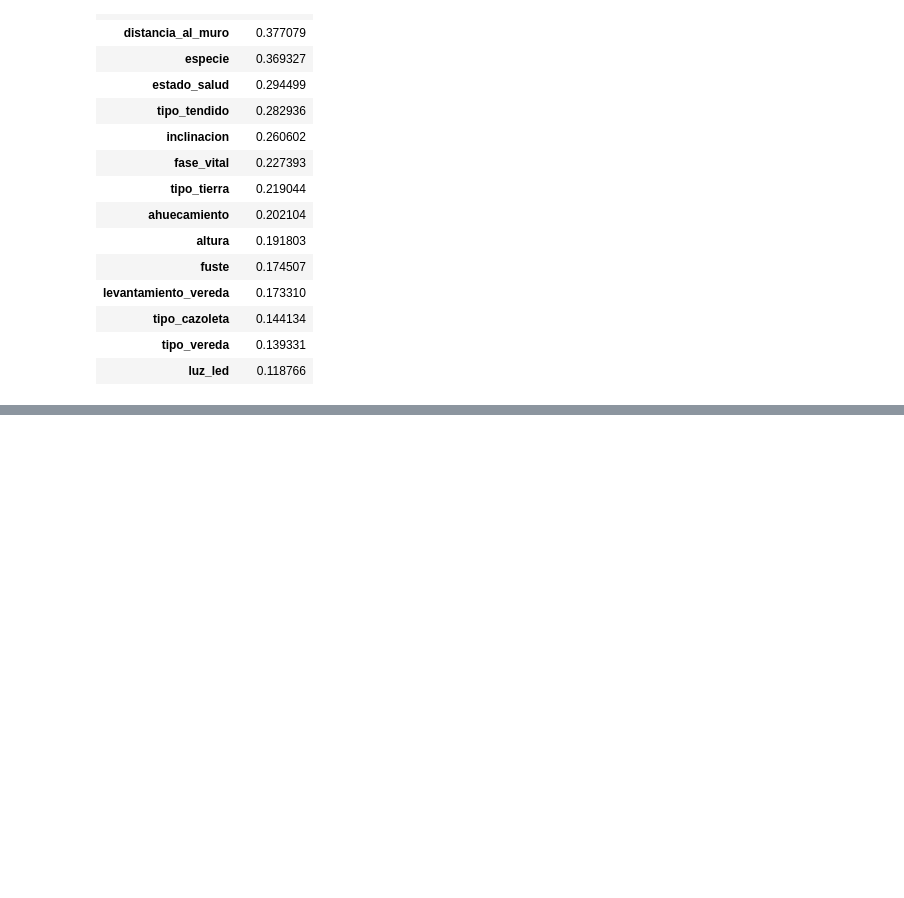
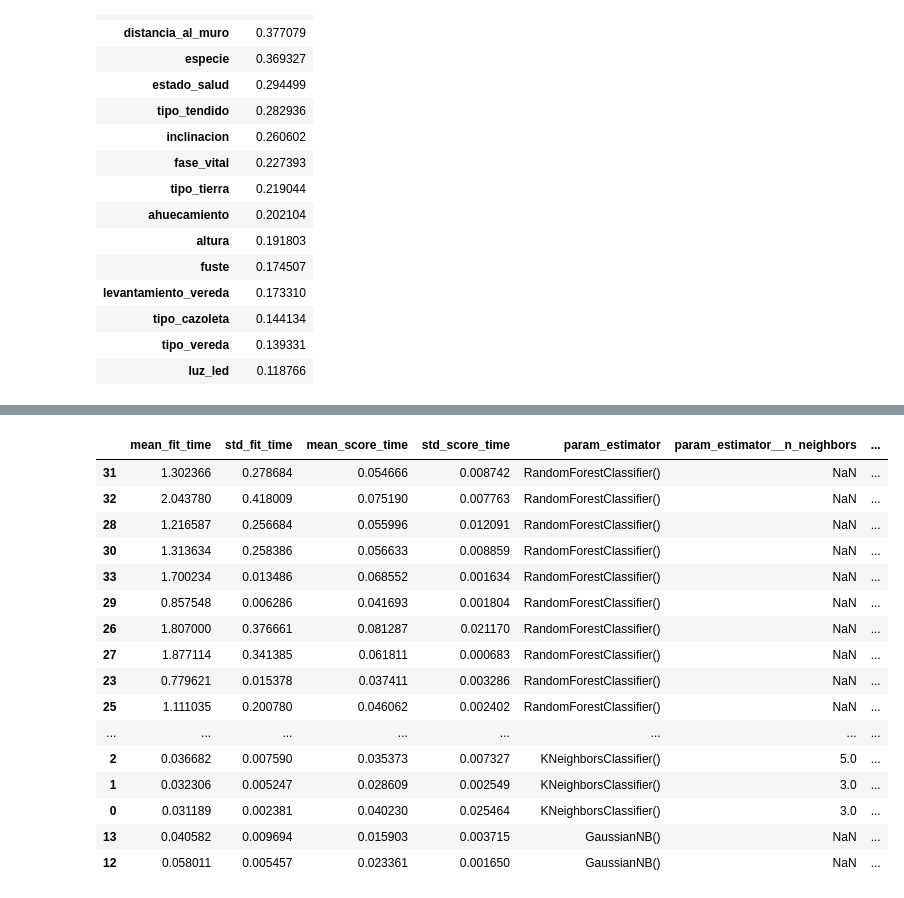
Before and after one commit to agsbenitez/dataScience, a Jupyter notebook: AnalisisArboladoCtes.ipynb, the cells around one changed output, grey strips where cells are left out. Cells and saved outputs as stored; diff of their text form; code cells hidden in the pictures; blank space fills up the shorter version.

```diff
--- a/AnalisisArboladoCtes.ipynb
+++ b/AnalisisArboladoCtes.ipynb
@@ -488,0 +588,8 @@ fig.show()
+# %%
+preprocessor = ColumnTransformer(
+    transformers=[
+        ('num', numeric_transformer, lista_numeric_features),
+        ('cat', categorical_transformer, lista_categorical_features)
+    ],
+    sparse_threshold=0
+    )
@@ -488,0 +614,5 @@ fig.show()
+# %%
+#Lo voy a Usar con LIME
+X_train_prepro=preprocessor.fit_transform(X_train)
+X_train_prepro
+X_test_prepro=preprocessor.transform(X_test)
@@ -488,0 +673,9 @@ fig.show()
+# %%
+#Creo el pipeline
+pipe2 = Pipeline(steps=[('preprocessor', preprocessor),
+                      ('estimator', 'passthrough')])
+# %%
+#Realizo la validacióncruzada con el grilla para determinar el mejor modelo
+GS = GridSearchCV(pipe2, params_grid, cv=5, scoring='accuracy')
+
+GS.fit(X_train, y_train)
@@ -488,0 +700,20 @@ fig.show()
+# %%
+pd.DataFrame(GS.cv_results_).sort_values('mean_test_score', ascending=False)
+# %% [output]
+|  | mean_fit_time | std_fit_time | mean_score_time | std_score_time | param_estimator | param_estimator__n_neighbors | ... |
+| 31 | 1.302366 | 0.278684 | 0.054666 | 0.008742 | RandomForestClassifier() | NaN | ... |
+| 32 | 2.043780 | 0.418009 | 0.075190 | 0.007763 | RandomForestClassifier() | NaN | ... |
+| 28 | 1.216587 | 0.256684 | 0.055996 | 0.012091 | RandomForestClassifier() | NaN | ... |
+| 30 | 1.313634 | 0.258386 | 0.056633 | 0.008859 | RandomForestClassifier() | NaN | ... |
+| 33 | 1.700234 | 0.013486 | 0.068552 | 0.001634 | RandomForestClassifier() | NaN | ... |
+| 29 | 0.857548 | 0.006286 | 0.041693 | 0.001804 | RandomForestClassifier() | NaN | ... |
+| 26 | 1.807000 | 0.376661 | 0.081287 | 0.021170 | RandomForestClassifier() | NaN | ... |
+| 27 | 1.877114 | 0.341385 | 0.061811 | 0.000683 | RandomForestClassifier() | NaN | ... |
+| 23 | 0.779621 | 0.015378 | 0.037411 | 0.003286 | RandomForestClassifier() | NaN | ... |
+| 25 | 1.111035 | 0.200780 | 0.046062 | 0.002402 | RandomForestClassifier() | NaN | ... |
+| ... | ... | ... | ... | ... | ... | ... | ... |
+| 2 | 0.036682 | 0.007590 | 0.035373 | 0.007327 | KNeighborsClassifier() | 5.0 | ... |
+| 1 | 0.032306 | 0.005247 | 0.028609 | 0.002549 | KNeighborsClassifier() | 3.0 | ... |
+| 0 | 0.031189 | 0.002381 | 0.040230 | 0.025464 | KNeighborsClassifier() | 3.0 | ... |
+| 13 | 0.040582 | 0.009694 | 0.015903 | 0.003715 | GaussianNB() | NaN | ... |
+| 12 | 0.058011 | 0.005457 | 0.023361 | 0.001650 | GaussianNB() | NaN | ... |
```
Also changed, not shown: parts of 80 cells of this notebook.
